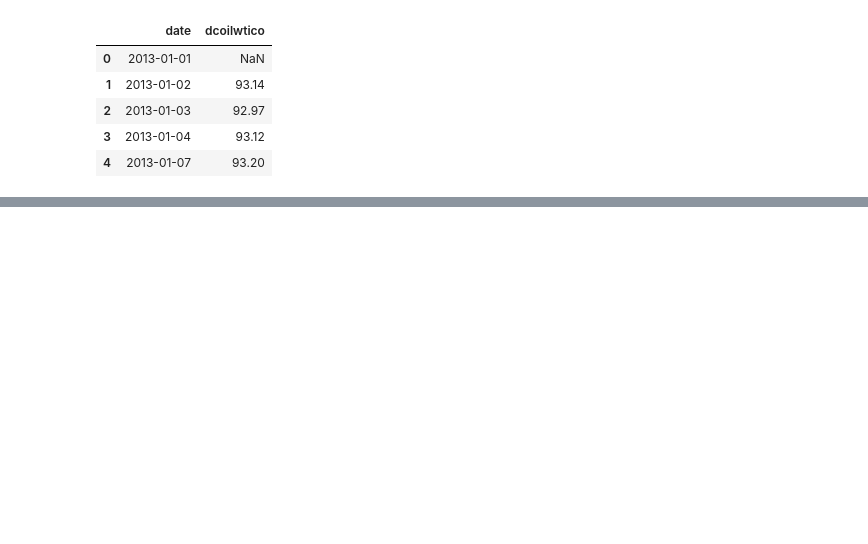
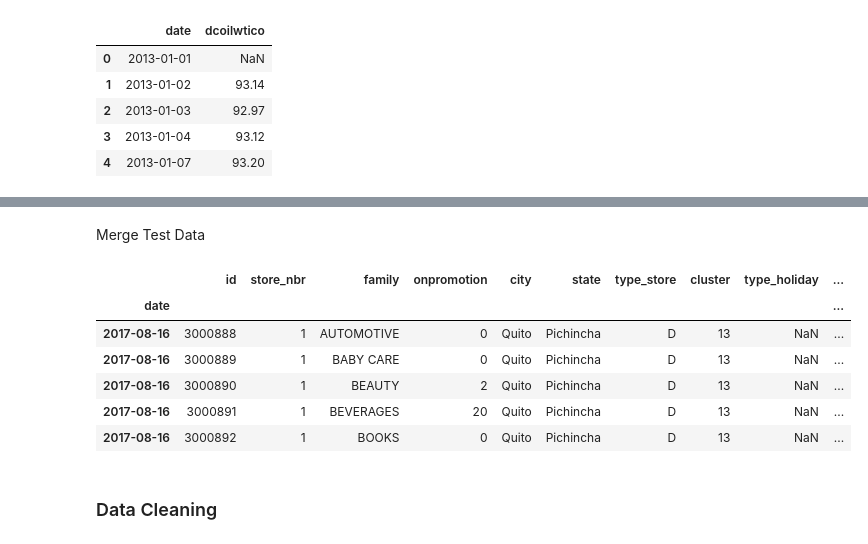
Before and after one commit to Pyroxene889/Store-Sales, a Jupyter notebook: sales.ipynb, the cells around one changed output, grey strips where cells are left out. Cells and saved outputs as stored; diff of their text form; code cells hidden in the pictures; blank space fills up the shorter version.

```diff
--- a/sales.ipynb
+++ b/sales.ipynb
@@ -205,6 +85,3 @@ df_oil.head()
 | 2 | 2013-01-03 | 92.97 |
 | 3 | 2013-01-04 | 93.12 |
 | 4 | 2013-01-07 | 93.20 |
-# %%
-df = df.set_index("date").join(df_oil.set_index('date'))
-df
@@ -212,0 +88,2 @@ KeyError: ignored
+# %%
+df_transactions = pd.read_csv('/content/store-sales-time-series-forecasting/transactions.csv')
@@ -228,0 +132,13 @@ df2 = fillna_oil(df)
+# %%
+def Merge_Data(df, p=0):
+  ## Merge train_data avec stores_data
+  #df = df.set_index('store_nbr').join(df_stores.set_index('store_nbr'))
+  df = df.join(df_stores.set_index('store_nbr'), on='store_nbr')
+  ## Merge la data avec holidays_data
+  df = df.set_index('date').join(df_holidays.set_index('date'), lsuffix='_store', rsuffix='_holiday')
+  ## Merge la data avec oil_data
+  df = df.join(df_oil.set_index('date'), on='date')
+  ## Merge la data avec transactions pour le train
+  if p==0:
+    df = pd.merge(df, df_transactions, on=['date', 'store_nbr'])
+  return df
@@ -228,0 +157,15 @@ df2 = fillna_oil(df)
+# %% [markdown]
+Merge Test Data
+# %%
+df_test_merge = Merge_Data(df_test1,1)
+df_test_merge.head()
+# %% [output]
+|  | id | store_nbr | family | onpromotion | city | state | type_store | cluster | type_holiday | ... |
+| date |  |  |  |  |  |  |  |  |  | ... |
+| 2017-08-16 | 3000888 | 1 | AUTOMOTIVE | 0 | Quito | Pichincha | D | 13 | NaN | ... |
+| 2017-08-16 | 3000889 | 1 | BABY CARE | 0 | Quito | Pichincha | D | 13 | NaN | ... |
+| 2017-08-16 | 3000890 | 1 | BEAUTY | 2 | Quito | Pichincha | D | 13 | NaN | ... |
+| 2017-08-16 | 3000891 | 1 | BEVERAGES | 20 | Quito | Pichincha | D | 13 | NaN | ... |
+| 2017-08-16 | 3000892 | 1 | BOOKS | 0 | Quito | Pichincha | D | 13 | NaN | ... |
+# %% [markdown]
+### Data Cleaning
```
Also changed, not shown: parts of 32 cells of this notebook.
